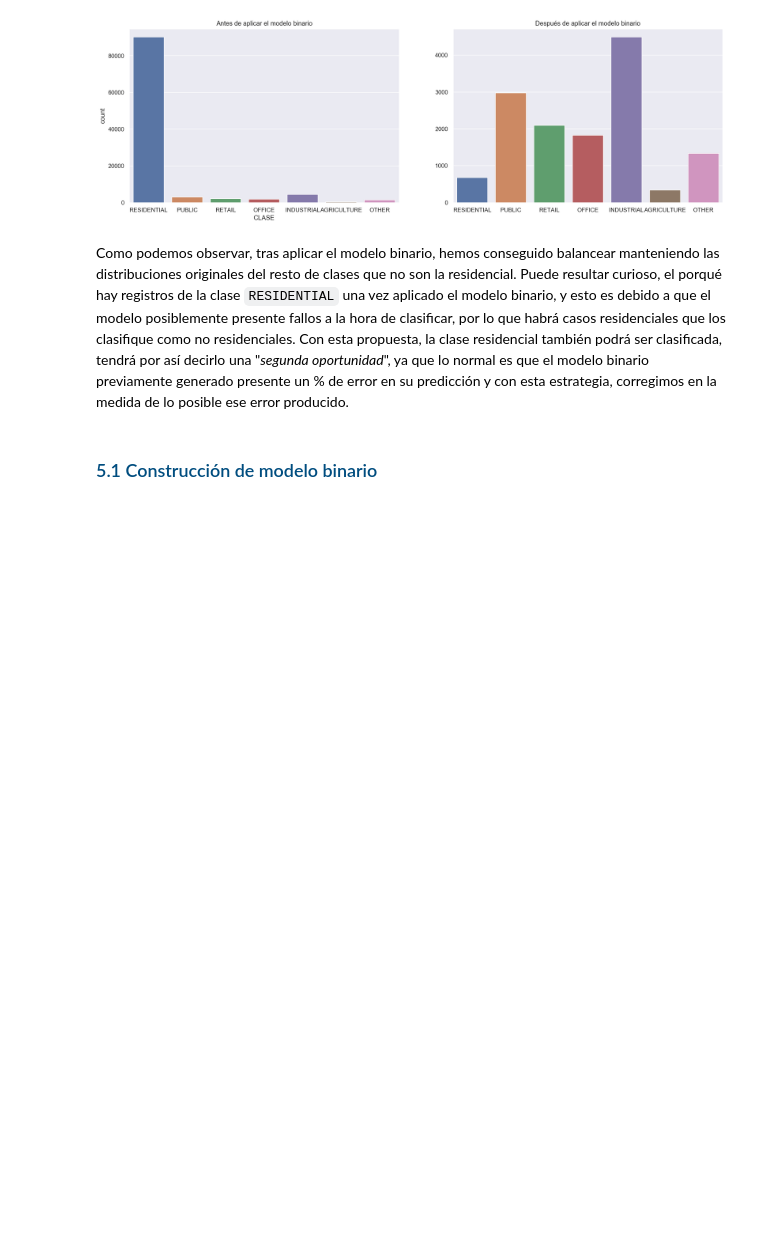
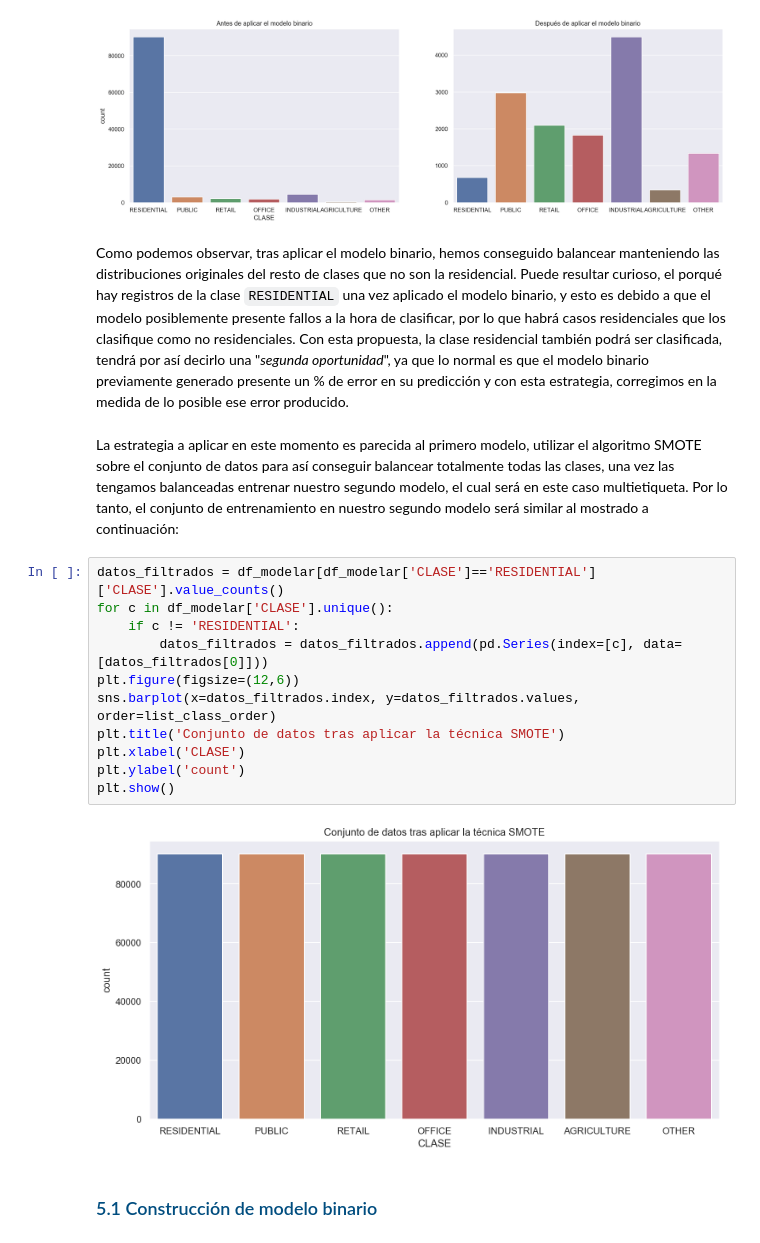
Before and after one commit to cifucg/minsait_land_classification, a Jupyter notebook: Analisis Exploratorio (FINAL).ipynb, the cells around one changed output. Cells and saved outputs as stored; diff of their text form; blank space fills up the shorter version.

Commit message:
Añadir multietiqueta

```diff
--- a/Analisis Exploratorio (FINAL).ipynb
+++ b/Analisis Exploratorio (FINAL).ipynb
@@ -743,6 +743,21 @@ plt.show()
 [figure]
 # %% [markdown]
 Como podemos observar, tras aplicar el modelo binario, hemos conseguido balancear manteniendo las distribuciones originales del resto de clases que no son la residencial. Puede resultar curioso, el porqué hay registros de la clase `RESIDENTIAL` una vez aplicado el modelo binario, y esto es debido a que el modelo posiblemente presente fallos a la hora de clasificar, por lo que habrá casos residenciales que los clasifique como no residenciales. Con esta propuesta, la clase residencial también podrá ser clasificada, tendrá por así decirlo una "*segunda oportunidad*", ya que lo normal es que el modelo binario previamente generado presente un % de error en su predicción y con esta estrategia, corregimos en la medida de lo posible ese error producido.
+# %% [markdown]
+La estrategia a aplicar en este momento es parecida al primero modelo, utilizar el algoritmo SMOTE sobre el conjunto de datos para así conseguir balancear totalmente todas las clases, una vez las tengamos balanceadas entrenar nuestro segundo modelo, el cual será en este caso multietiqueta. Por lo tanto, el conjunto de entrenamiento en nuestro segundo modelo será similar al mostrado a continuación:
+# %%
+datos_filtrados = df_modelar[df_modelar['CLASE']=='RESIDENTIAL']['CLASE'].value_counts()
+for c in df_modelar['CLASE'].unique():
+    if c != 'RESIDENTIAL':
+        datos_filtrados = datos_filtrados.append(pd.Series(index=[c], data=[datos_filtrados[0]]))
+plt.figure(figsize=(12,6))
+sns.barplot(x=datos_filtrados.index, y=datos_filtrados.values, order=list_class_order)
+plt.title('Conjunto de datos tras aplicar la técnica SMOTE')
+plt.xlabel('CLASE')
+plt.ylabel('count')
+plt.show()
+# %% [output]
+[figure, added]
 # %% [markdown]
 <a id="section51"></a>
 ### <font color="#004D7F">5.1 Construcción de modelo binario </font>
```
Also changed, not shown: parts of 19 cells of this notebook.
